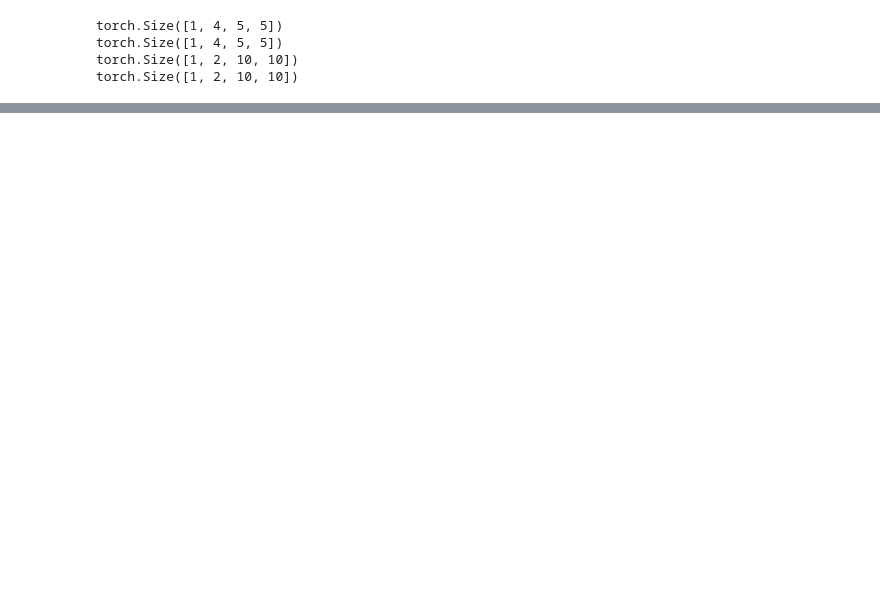
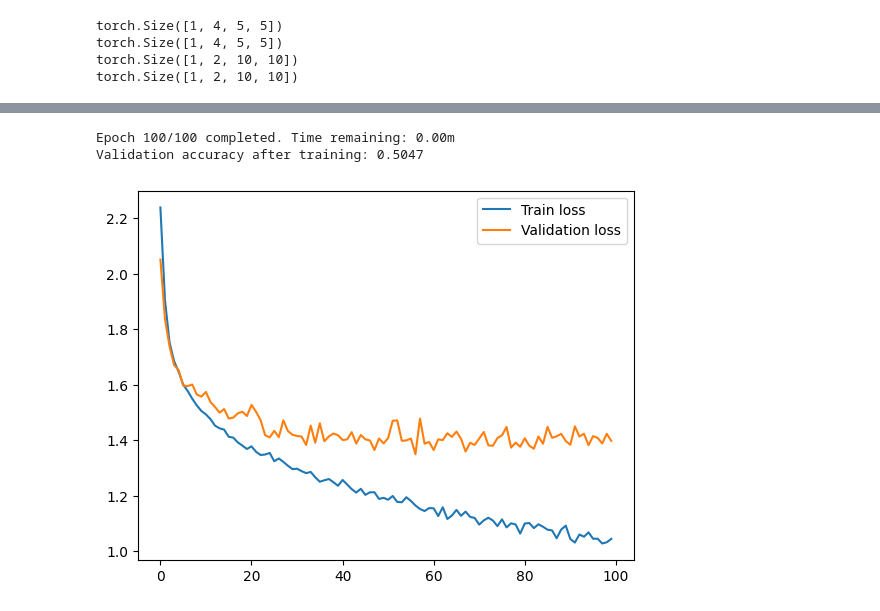
Before and after one commit to xpomea/onu_dl_course, a Jupyter notebook: lab5.ipynb, the cells around one changed output, grey strips where cells are left out. Drawn from its saved outputs; the diff is of its cells as text; code cells hidden in the pictures; blank space fills up the shorter version.

```diff
--- a/lab5.ipynb
+++ b/lab5.ipynb
@@ -136,0 +355,6 @@ ResidualLayer(
+# %%
+test_model(ResNet(train_X[0].shape, architecture=50).to(device))
+# %% [output]
+Epoch 100/100 completed. Time remaining: 0.00m
+Validation accuracy after training: 0.5047
+[figure, added]
```
Also changed, not shown: parts of 14 cells of this notebook.
